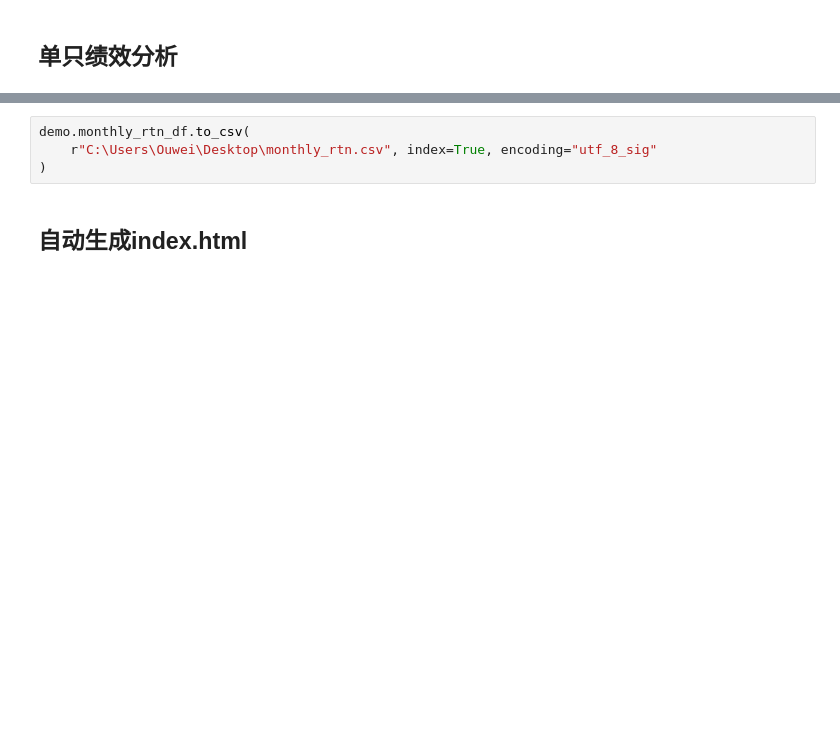
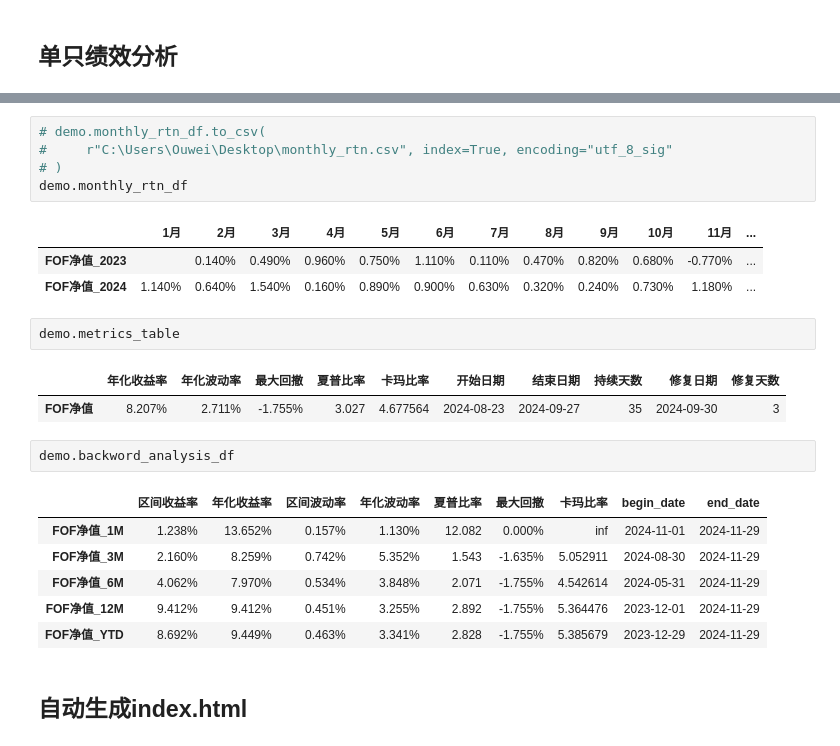
Before and after one commit to Euclid-Jie/nav_analysis, a Jupyter notebook: nav_analysis.ipynb, the cells around one changed output, grey strips where cells are left out. Drawn from its saved outputs; the diff is of its cells as text; blank space fills up the shorter version.

```diff
--- a/nav_analysis.ipynb
+++ b/nav_analysis.ipynb
@@ -33,7 +38,26 @@ demo.plot("upper")
 # %%
-demo.monthly_rtn_df.to_csv(
-    r"C:\Users\Ouwei\Desktop\monthly_rtn.csv", index=True, encoding="utf_8_sig"
-)
+# demo.monthly_rtn_df.to_csv(
+#     r"C:\Users\Ouwei\Desktop\monthly_rtn.csv", index=True, encoding="utf_8_sig"
+# )
+demo.monthly_rtn_df
+# %% [output]
+|  | 1月 | 2月 | 3月 | 4月 | 5月 | 6月 | 7月 | 8月 | 9月 | 10月 | 11月 | ... |
+| FOF净值_2023 |  | 0.140% | 0.490% | 0.960% | 0.750% | 1.110% | 0.110% | 0.470% | 0.820% | 0.680% | -0.770% | ... |
+| FOF净值_2024 | 1.140% | 0.640% | 1.540% | 0.160% | 0.890% | 0.900% | 0.630% | 0.320% | 0.240% | 0.730% | 1.180% | ... |
+# %%
+demo.metrics_table
+# %% [output]
+|  | 年化收益率 | 年化波动率 | 最大回撤 | 夏普比率 | 卡玛比率 | 开始日期 | 结束日期 | 持续天数 | 修复日期 | 修复天数 |
+| FOF净值 | 8.207% | 2.711% | -1.755% | 3.027 | 4.677564 | 2024-08-23 | 2024-09-27 | 35 | 2024-09-30 | 3 |
+# %%
+demo.backword_analysis_df
+# %% [output]
+|  | 区间收益率 | 年化收益率 | 区间波动率 | 年化波动率 | 夏普比率 | 最大回撤 | 卡玛比率 | begin_date | end_date |
+| FOF净值_1M | 1.238% | 13.652% | 0.157% | 1.130% | 12.082 | 0.000% | inf | 2024-11-01 | 2024-11-29 |
+| FOF净值_3M | 2.160% | 8.259% | 0.742% | 5.352% | 1.543 | -1.635% | 5.052911 | 2024-08-30 | 2024-11-29 |
+| FOF净值_6M | 4.062% | 7.970% | 0.534% | 3.848% | 2.071 | -1.755% | 4.542614 | 2024-05-31 | 2024-11-29 |
+| FOF净值_12M | 9.412% | 9.412% | 0.451% | 3.255% | 2.892 | -1.755% | 5.364476 | 2023-12-01 | 2024-11-29 |
+| FOF净值_YTD | 8.692% | 9.449% | 0.463% | 3.341% | 2.828 | -1.755% | 5.385679 | 2023-12-29 | 2024-11-29 |
 # %% [markdown]
 ## 自动生成index.html
 # %%
```
Also changed, not shown: parts of 16 cells of this notebook, 12 other files.
